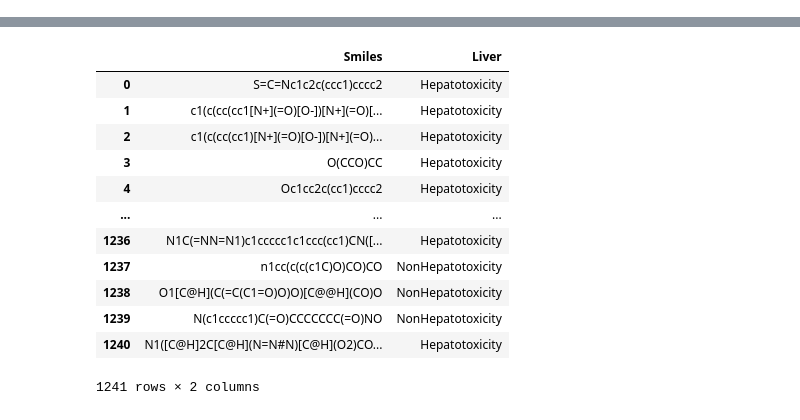
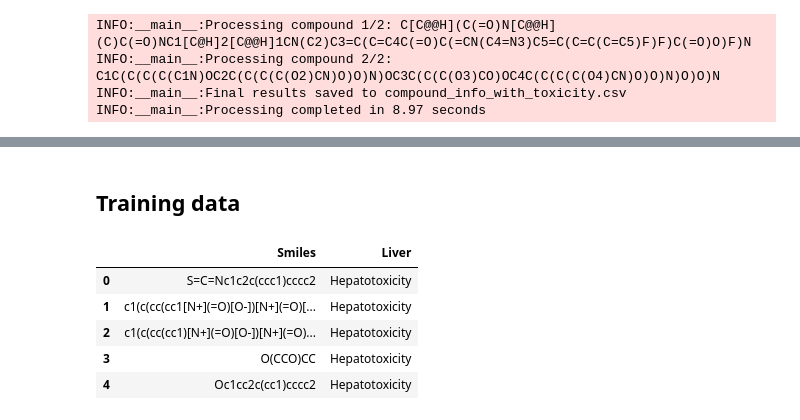
Before and after one commit to ongxuanhong/dili-drug-liver-interaction, a Jupyter notebook: 01.1_crawl_smiles_desc.ipynb, the cells around one changed output, grey strips where cells are left out. Saved outputs shown, nothing was run; the diff lists cells and outputs as text; code cells hidden in the pictures.

Commit message:
Add crawling chemical data

```diff
--- a/01.1_crawl_smiles_desc.ipynb
+++ b/01.1_crawl_smiles_desc.ipynb
@@ -329,26 +405,37 @@ INFO:__main__:Final results saved to compound_info_with_toxicity.csv
+# %%
+smiles_list = [
+    "C[C@@H](C(=O)N[C@@H](C)C(=O)NC1[C@H]2[C@@H]1CN(C2)C3=C(C=C4C(=O)C(=CN(C4=N3)C5=C(C=C(C=C5)F)F)C(=O)O)F)N",
+    "C1C(C(C(C(C1N)OC2C(C(C(C(O2)CN)O)O)N)OC3C(C(C(O3)CO)OC4C(C(C(C(O4)CN)O)O)N)O)O)N"
+]
+
+start_time = time.time()
+df = process_smiles_list(smiles_list, 'compound_info_with_toxicity.csv', max_workers=4)
+end_time = time.time()
+
+logger.info(f"Processing completed in {end_time - start_time:.2f} seconds")
+# %% [output]
+INFO:__main__:Processing compound 1/2: C[C@@H](C(=O)N[C@@H](C)C(=O)NC1[C@H]2[C@@H]1CN(C2)C3=C(C=C4C(=O)C(=CN(C4=N3)C5=C(C=C(C=C5)F)F)C(=O)O)F)N
+INFO:__main__:Processing compound 2/2: C1C(C(C(C(C1N)OC2C(C(C(C(O2)CN)O)O)N)OC3C(C(C(O3)CO)OC4C(C(C(C(O4)CN)O)O)N)O)O)N
+INFO:__main__:Final results saved to compound_info_with_toxicity.csv
+INFO:__main__:Processing completed in 8.97 seconds
 # %%
 df
 # %% [output]
 |  | SMILES | PubChem_IUPAC_Name | PubChem_Formula | PubChem_Mass | PubChem_Title | PubChem_Description | ... |
 | 0 | C[C@@H](C(=O)N[C@@H](C)C(=O)NC1[C... | 7-[(1S,5R)-6-[[(2S)-2-[[(2S)-2-am... | C26H25F3N6O5 | 558.18385241 | Alatrofloxacin |  | ... |
 | 1 | C1C(C(C(C(C1N)OC2C(C(C(C(O2)CN)O)... | 5-amino-2-(aminomethyl)-6-[4,6-di... | C23H46N6O13 | 614.31228554 | 4,6-Diamino-2-{[3-o-(2,6-diamino-... |  | ... |
+# %% [markdown]
+## Training data
 # %%
 pd_train = pd.read_csv("data_smiles/Training_Group.csv")
-pd_train
+pd_train.head()
 # %% [output]
 |  | Smiles | Liver |
 | 0 | S=C=Nc1c2c(ccc1)cccc2 | Hepatotoxicity |
 | 1 | c1(c(cc(cc1[N+](=O)[O-])[N+](=O)[... | Hepatotoxicity |
 | 2 | c1(c(cc(cc1)[N+](=O)[O-])[N+](=O)... | Hepatotoxicity |
 | 3 | O(CCO)CC | Hepatotoxicity |
 | 4 | Oc1cc2c(cc1)cccc2 | Hepatotoxicity |
-| ... | ... | ... |
-| 1236 | N1C(=NN=N1)c1ccccc1c1ccc(cc1)CN([... | Hepatotoxicity |
-| 1237 | n1cc(c(c(c1C)O)CO)CO | NonHepatotoxicity |
-| 1238 | O1[C@H](C(=C(C1=O)O)O)[C@@H](CO)O | NonHepatotoxicity |
-| 1239 | N(c1ccccc1)C(=O)CCCCCCC(=O)NO | NonHepatotoxicity |
-| 1240 | N1([C@H]2C[C@H](N=N#N)[C@H](O2)CO... | Hepatotoxicity |
-1241 rows × 2 columns
 # %%
 %%time
 smiles_list = pd_train["Smiles"].tolist()
```
Also changed, not shown: parts of 10 cells of this notebook, 2 other files.
